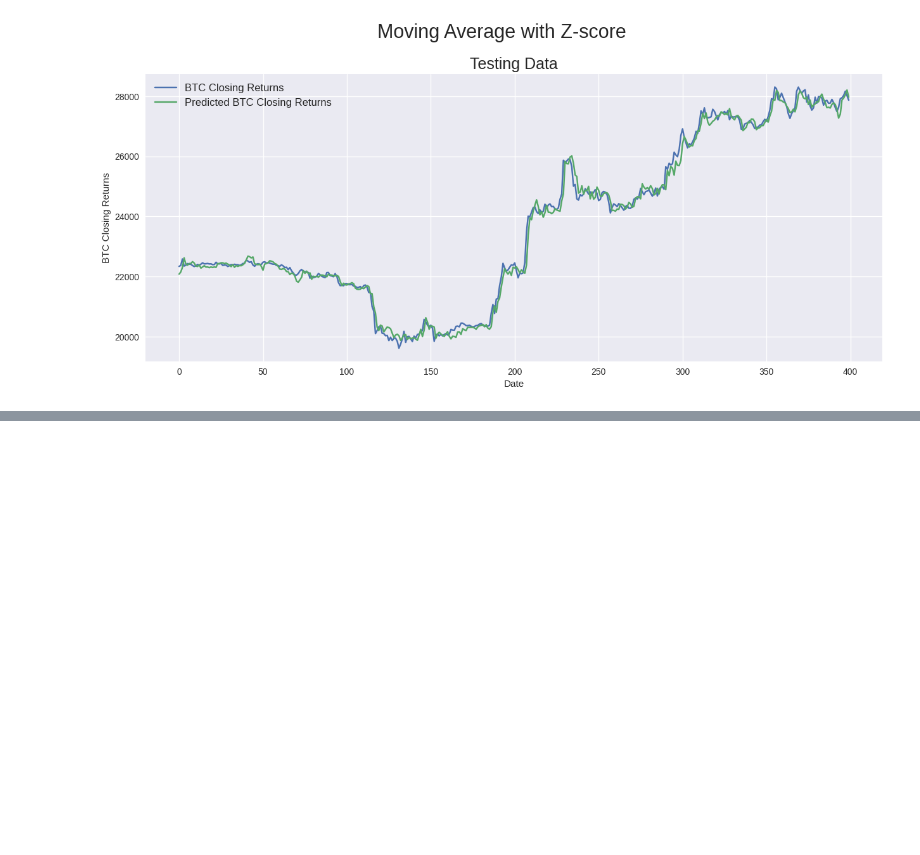
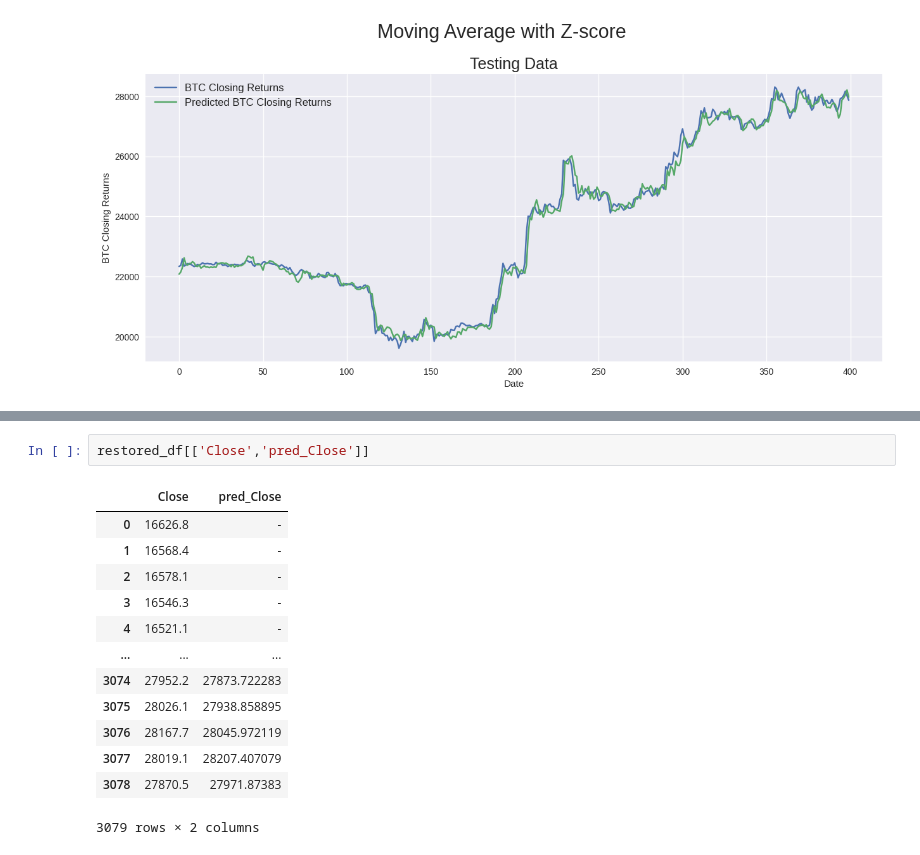
Before and after one commit to Rainman5042/Time_Transformer_BTC_Prediction, a Jupyter notebook: multi_factor_v2.0.3.ipynb, the cells around one changed output, grey strips where cells are left out. Drawn from its saved outputs; the diff is of its cells as text; blank space fills up the shorter version.

```diff
--- a/multi_factor_v2.0.3.ipynb
+++ b/multi_factor_v2.0.3.ipynb
@@ -336,0 +346,16 @@ df_output.tail()
+# %%
+restored_df[['Close','pred_Close']]
+# %% [output]
+|  | Close | pred_Close |
+| 0 | 16626.8 | - |
+| 1 | 16568.4 | - |
+| 2 | 16578.1 | - |
+| 3 | 16546.3 | - |
+| 4 | 16521.1 | - |
+| ... | ... | ... |
+| 3074 | 27952.2 | 27873.722283 |
+| 3075 | 28026.1 | 27938.858895 |
+| 3076 | 28167.7 | 28045.972119 |
+| 3077 | 28019.1 | 28207.407079 |
+| 3078 | 27870.5 | 27971.87383 |
+3079 rows × 2 columns
```
Also changed, not shown: parts of 1 cell of this notebook, 4 other files.
